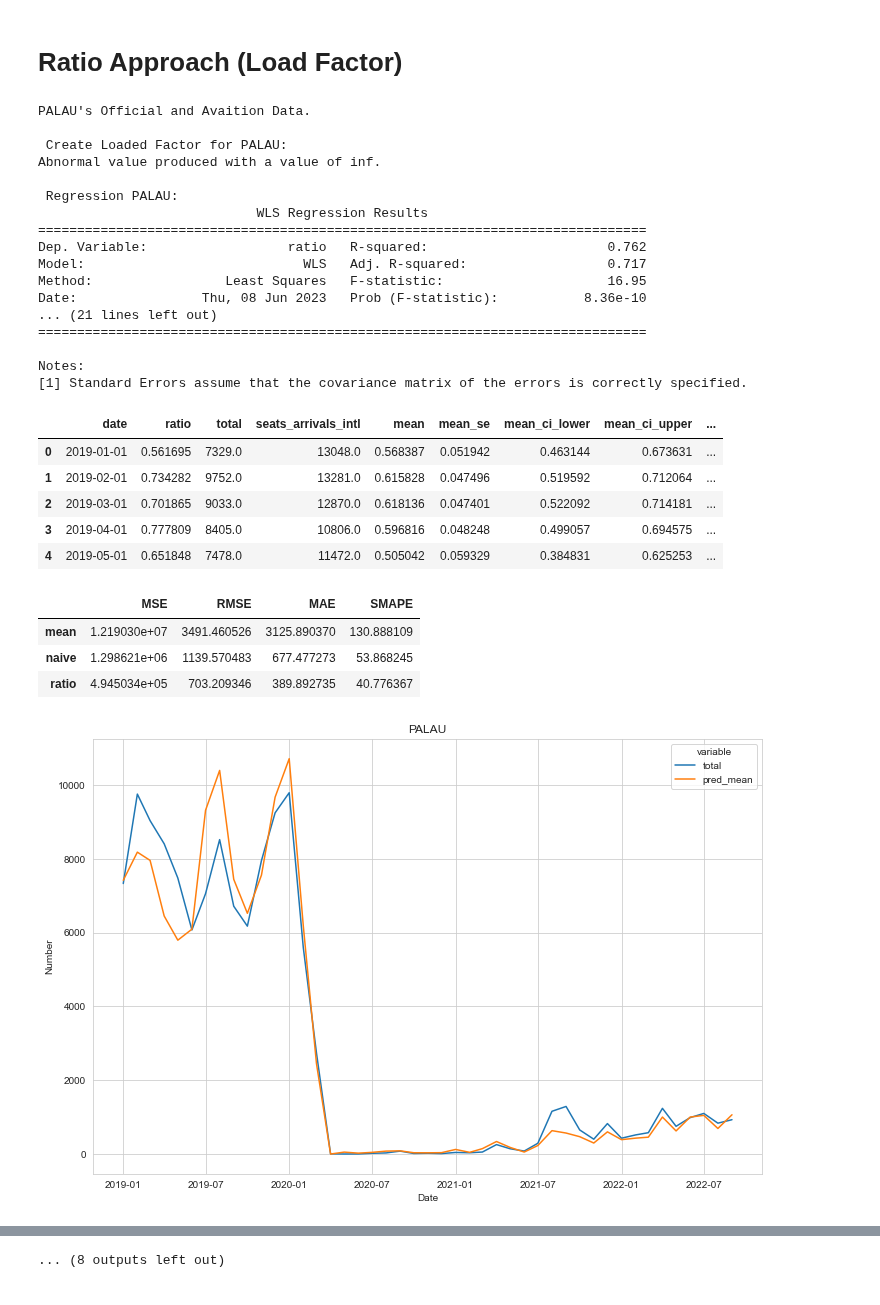
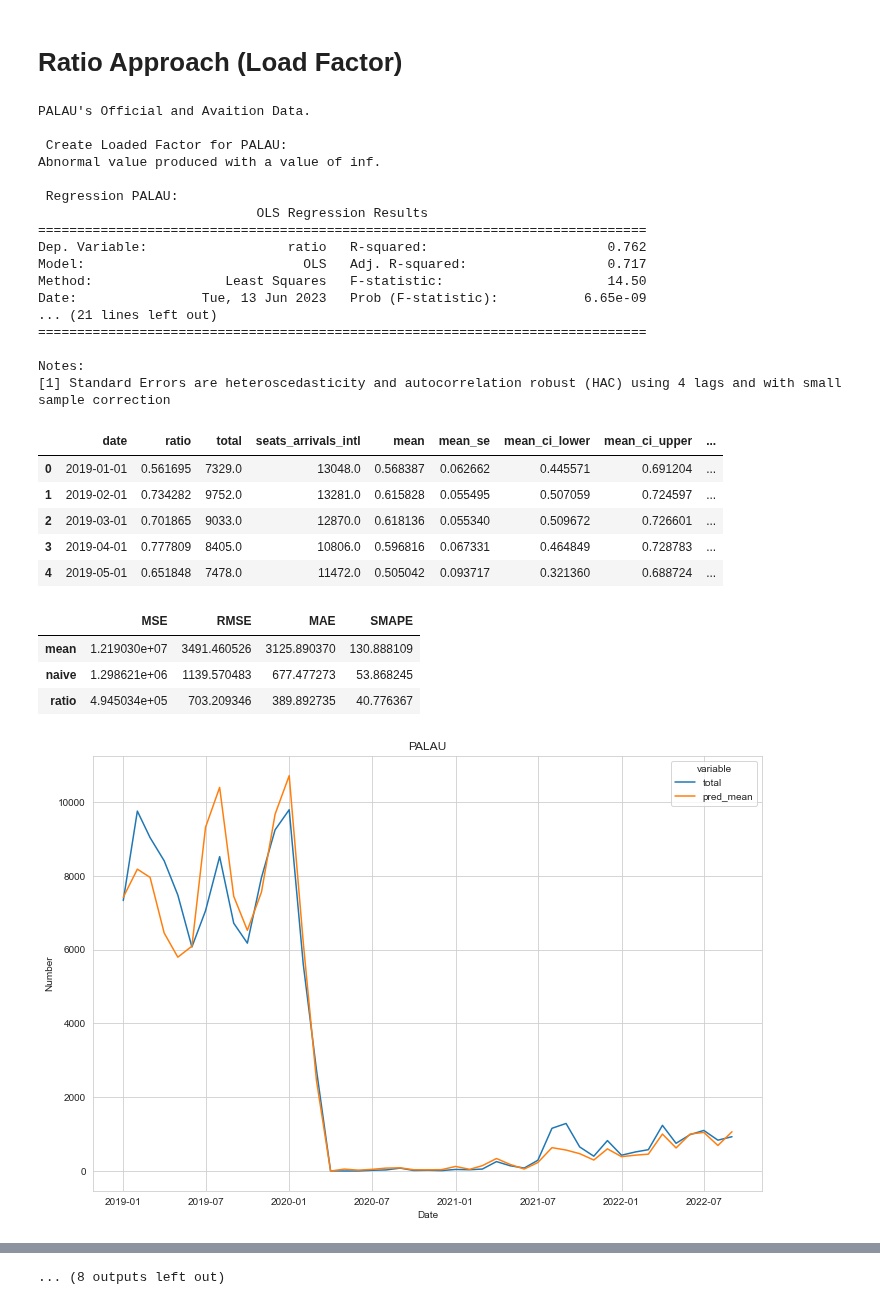
Before and after one commit to worldbank/pacific-observatory, a Jupyter notebook: docs/tourism/mtsa_ratio.ipynb, the cells around one changed output, grey strips where cells are left out. Drawn from its saved outputs; the diff is of its cells as text; code cells hidden in the pictures.

Commit message:
update tourism code [robustness check]

```diff
--- a/docs/tourism/mtsa_ratio.ipynb
+++ b/docs/tourism/mtsa_ratio.ipynb
@@ -23,8 +23,10 @@ for country in ["palau", "samoa", "tonga", "solomon_islands", "vanuatu"]:
     print(f"\n Create Loaded Factor for {country.upper()}:")
     mod.transform()
 
+    optimal_lag = int(4 * (len(mod.data)/100) ** (2/9)) + 1
     print(f"\n Regression {country.upper()}:")
-    mod.fit()
+    mod.fit(formula="ratio~covid * stringency_index+C(quarter)+"+str(country)+"_travel",
+            maxlags=optimal_lag)
     pred_df = mod.get_prediction_df()
 
     mean_pred, naive_pred = \
@@ -32,46 +34,48 @@ for country in ["palau", "samoa", "tonga", "solomon_islands", "vanuatu"]:
 
     benchmark = pd.DataFrame()
     eval_name = ["mean", "naive", "ratio"]
     for idx, pred in zip(eval_name, [mean_pred, naive_pred, pred_df["pred_mean"]]):
-        eval_df = pd.DataFrame(calculate_evaluation(pred_df["total"], pred), index=[idx])
+        eval_df = pd.DataFrame(calculate_evaluation(
+            pred_df["total"], pred), index=[idx])
         benchmark = pd.concat([benchmark, eval_df])
     display(benchmark)
 
     benchmark.to_csv(mod.country_data_folder + "/model/lf_eval_" + str(country) + ".csv",
                      encoding="utf-8")
 
-    saved_pred_path = mod.country_data_folder + "/model/lf_" + str(country) + ".csv"
+    saved_pred_path = mod.country_data_folder + \
+        "/model/lf_" + str(country) + ".csv"
     pred_df.to_csv(saved_pred_path, encoding="utf-8")
 
     ratio_viz_df = pred_df[["date", "total", "pred_mean"]].melt(id_vars="date")
-    fig, ax = plt.subplots(figsize=(12,8))
+    fig, ax = plt.subplots(figsize=(12, 8))
     sns.lineplot(data=ratio_viz_df, x="date", y="value", hue="variable")
     ax.set(xlabel="Date", ylabel="Number", title=str(country).upper())
     plt.show()
 # %% [output]
 PALAU's Official and Avaition Data.
 
  Create Loaded Factor for PALAU:
 Abnormal value produced with a value of inf.
 
  Regression PALAU:
-                            WLS Regression Results
+                            OLS Regression Results
 ==============================================================================
 Dep. Variable:                  ratio   R-squared:                       0.762
-Model:                            WLS   Adj. R-squared:                  0.717
-Method:                 Least Squares   F-statistic:                     16.95
-Date:                Thu, 08 Jun 2023   Prob (F-statistic):           8.36e-10
+Model:                            OLS   Adj. R-squared:                  0.717
+Method:                 Least Squares   F-statistic:                     14.50
+Date:                Tue, 13 Jun 2023   Prob (F-statistic):           6.65e-09
 ... (21 lines left out)
 ==============================================================================
 
 Notes:
-[1] Standard Errors assume that the covariance matrix of the errors is correctly specified.
+[1] Standard Errors are heteroscedasticity and autocorrelation robust (HAC) using 4 lags and with small sample correction
 |  | date | ratio | total | seats_arrivals_intl | mean | mean_se | mean_ci_lower | mean_ci_upper | ... |
-| 0 | 2019-01-01 | 0.561695 | 7329.0 | 13048.0 | 0.568387 | 0.051942 | 0.463144 | 0.673631 | ... |
-| 1 | 2019-02-01 | 0.734282 | 9752.0 | 13281.0 | 0.615828 | 0.047496 | 0.519592 | 0.712064 | ... |
-| 2 | 2019-03-01 | 0.701865 | 9033.0 | 12870.0 | 0.618136 | 0.047401 | 0.522092 | 0.714181 | ... |
-| 3 | 2019-04-01 | 0.777809 | 8405.0 | 10806.0 | 0.596816 | 0.048248 | 0.499057 | 0.694575 | ... |
-| 4 | 2019-05-01 | 0.651848 | 7478.0 | 11472.0 | 0.505042 | 0.059329 | 0.384831 | 0.625253 | ... |
+| 0 | 2019-01-01 | 0.561695 | 7329.0 | 13048.0 | 0.568387 | 0.062662 | 0.445571 | 0.691204 | ... |
+| 1 | 2019-02-01 | 0.734282 | 9752.0 | 13281.0 | 0.615828 | 0.055495 | 0.507059 | 0.724597 | ... |
+| 2 | 2019-03-01 | 0.701865 | 9033.0 | 12870.0 | 0.618136 | 0.055340 | 0.509672 | 0.726601 | ... |
+| 3 | 2019-04-01 | 0.777809 | 8405.0 | 10806.0 | 0.596816 | 0.067331 | 0.464849 | 0.728783 | ... |
+| 4 | 2019-05-01 | 0.651848 | 7478.0 | 11472.0 | 0.505042 | 0.093717 | 0.321360 | 0.688724 | ... |
 |  | MSE | RMSE | MAE | SMAPE |
 | mean | 1.219030e+07 | 3491.460526 | 3125.890370 | 130.888109 |
 | naive | 1.298621e+06 | 1139.570483 | 677.477273 | 53.868245 |
```
Also changed, not shown: parts of 1 cell of this notebook, 10 other files.
